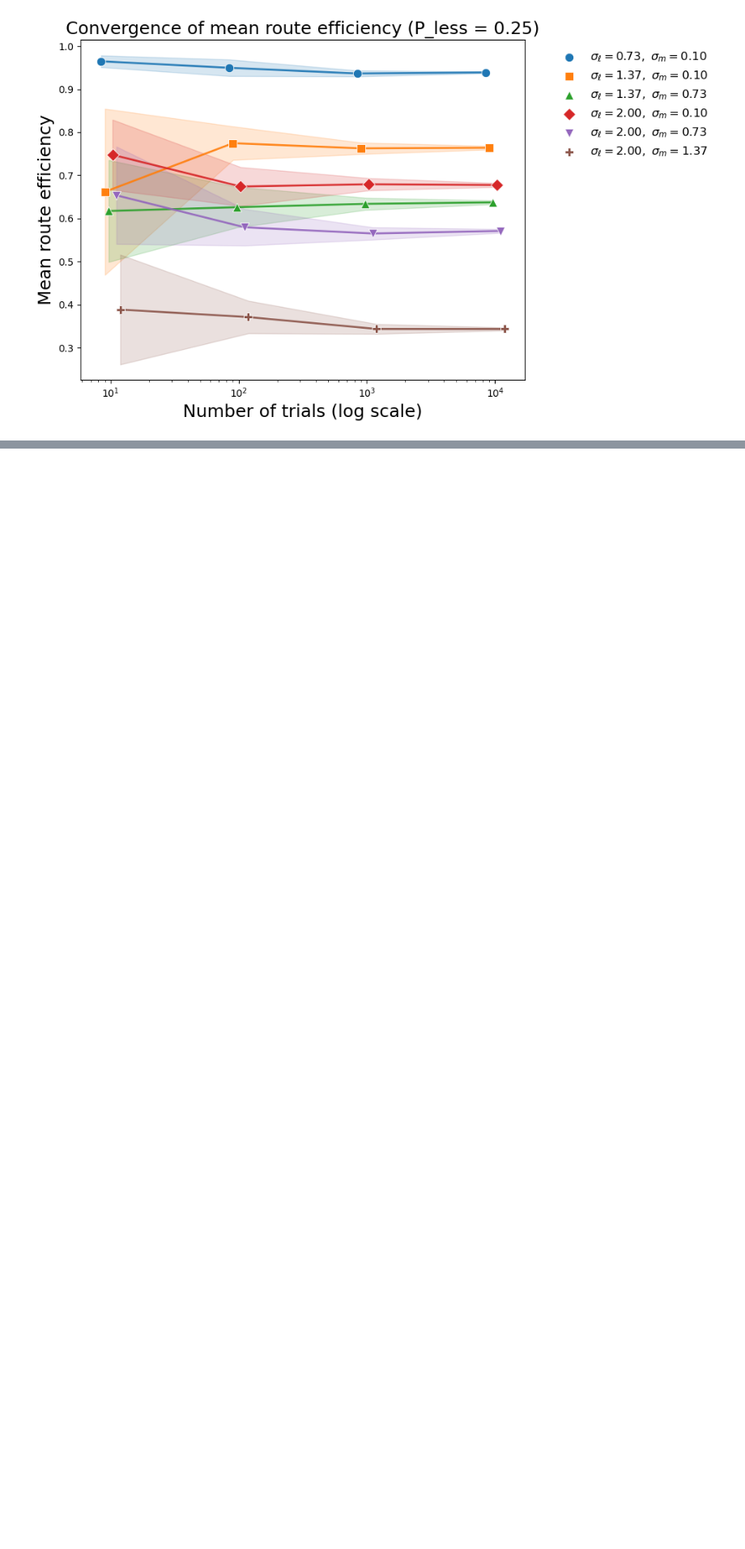
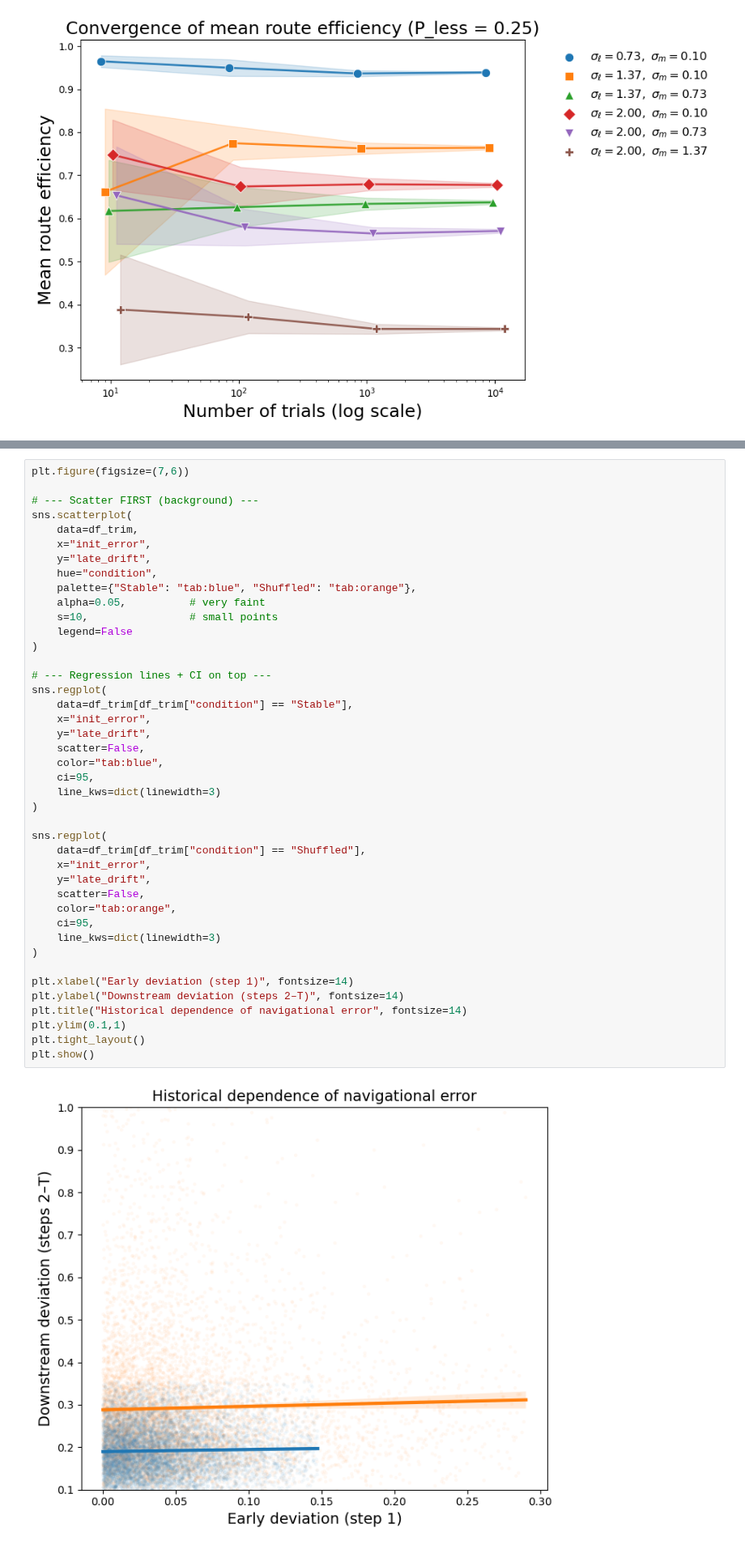
Before and after one commit to Ritwikavps/CollectiveMemoryvsCollectiveIntelligence, a Jupyter notebook: A2_NavigationModel/0_Scripts/navigation.ipynb, the cells around one changed output, grey strips where cells are left out. Shown at 81% size. Drawn from its saved outputs; the diff is of its cells as text; blank space fills up the shorter version.

```diff
--- a/A2_NavigationModel/0_Scripts/navigation.ipynb
+++ b/A2_NavigationModel/0_Scripts/navigation.ipynb
@@ -734,0 +928,44 @@ plot_ci_lines_by_sigma(
+# %%
+plt.figure(figsize=(7,6))
+
+# --- Scatter FIRST (background) ---
+sns.scatterplot(
+    data=df_trim,
+    x="init_error",
+    y="late_drift",
+    hue="condition",
+    palette={"Stable": "tab:blue", "Shuffled": "tab:orange"},
+    alpha=0.05,          # very faint
+    s=10,                # small points
+    legend=False
+)
+
+# --- Regression lines + CI on top ---
+sns.regplot(
+    data=df_trim[df_trim["condition"] == "Stable"],
+    x="init_error",
+    y="late_drift",
+    scatter=False,
+    color="tab:blue",
+    ci=95,
+    line_kws=dict(linewidth=3)
+)
+
+sns.regplot(
+    data=df_trim[df_trim["condition"] == "Shuffled"],
+    x="init_error",
+    y="late_drift",
+    scatter=False,
+    color="tab:orange",
+    ci=95,
+    line_kws=dict(linewidth=3)
+)
+
+plt.xlabel("Early deviation (step 1)", fontsize=14)
+plt.ylabel("Downstream deviation (steps 2–T)", fontsize=14)
+plt.title("Historical dependence of navigational error", fontsize=14)
+plt.ylim(0.1,1)
+plt.tight_layout()
+plt.show()
+# %% [output]
+[figure, added]
```
Also changed, not shown: parts of 3 cells of this notebook.
